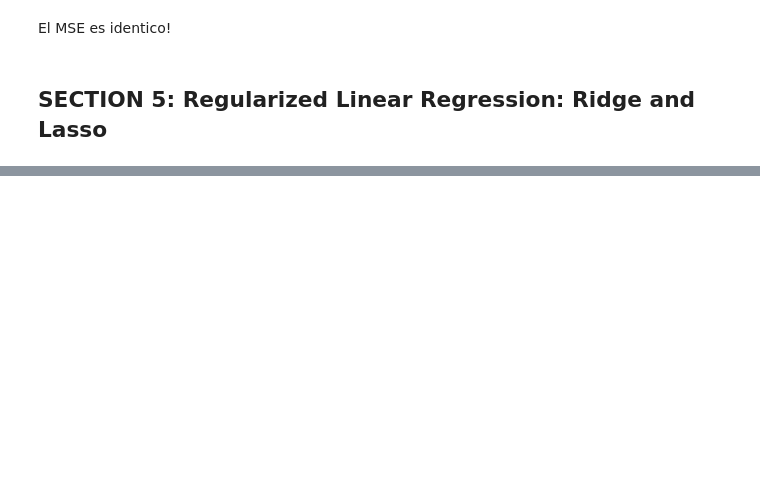
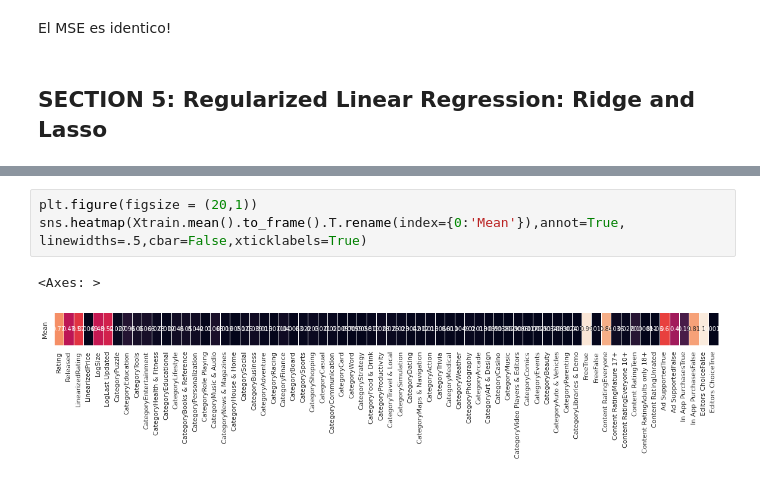
Before and after one commit to Alua1714/GooglePlayInstallsPredictor, a Jupyter notebook: Codis/Linear regression/Linear Regression.ipynb, the cells around one changed output, grey strips where cells are left out. Cells and saved outputs as stored; diff of their text form; blank space fills up the shorter version.

```diff
--- a/Codis/Linear regression/Linear Regression.ipynb
+++ b/Codis/Linear regression/Linear Regression.ipynb
@@ -192,0 +295,6 @@ First we look for the $lambda$ that fits better out model...
+# %%
+plt.figure(figsize = (20,1))
+sns.heatmap(Xtrain.mean().to_frame().T.rename(index={0:'Mean'}),annot=True, linewidths=.5,cbar=False,xticklabels=True)
+# %% [output]
+<Axes: >
+[figure, added]
```
Also changed, not shown: parts of 24 cells of this notebook.
